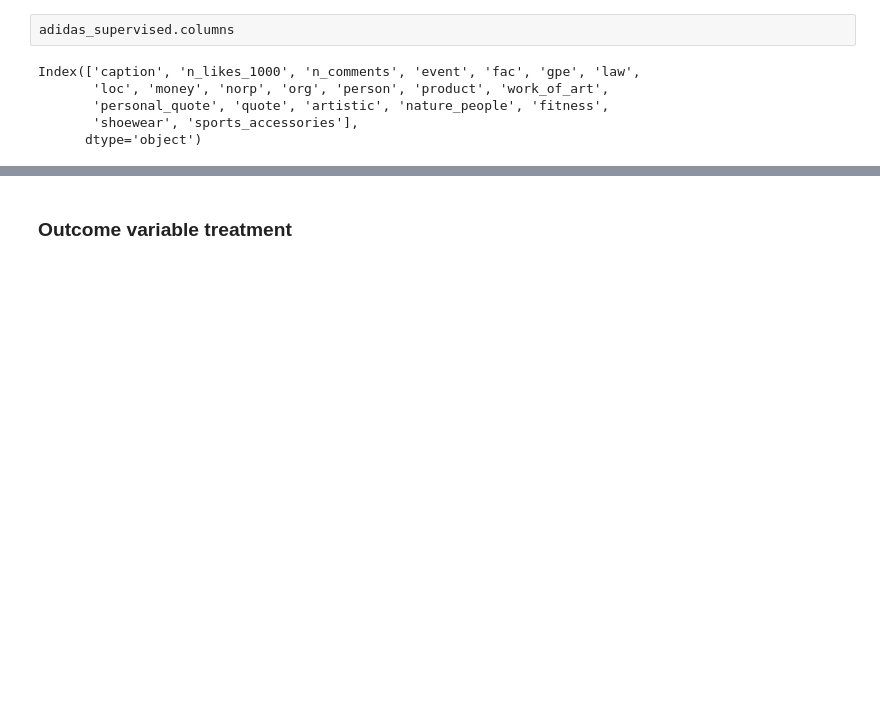
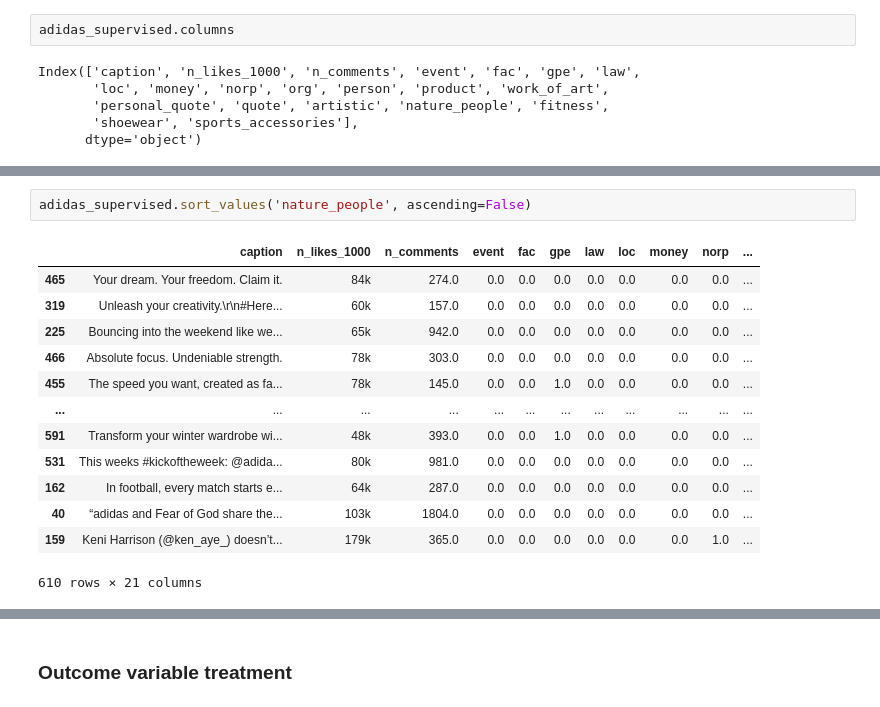
Before and after one commit to vicgpt/Unstructured-Data-Analytics, a Jupyter notebook: Project/supervised_learning.ipynb, the cells around one changed output, grey strips where cells are left out. Cells and saved outputs as stored; diff of their text form; blank space fills up the shorter version.

```diff
--- a/Project/supervised_learning.ipynb
+++ b/Project/supervised_learning.ipynb
@@ -570,0 +626,16 @@ Index(['caption', 'n_likes_1000', 'n_comments', 'event', 'fac', 'gpe', 'law',
+# %%
+adidas_supervised.sort_values('nature_people', ascending=False)
+# %% [output]
+|  | caption | n_likes_1000 | n_comments | event | fac | gpe | law | loc | money | norp | ... |
+| 465 | Your dream. Your freedom. Claim it. | 84k | 274.0 | 0.0 | 0.0 | 0.0 | 0.0 | 0.0 | 0.0 | 0.0 | ... |
+| 319 | Unleash your creativity.\r\n#Here... | 60k | 157.0 | 0.0 | 0.0 | 0.0 | 0.0 | 0.0 | 0.0 | 0.0 | ... |
+| 225 | Bouncing into the weekend like we... | 65k | 942.0 | 0.0 | 0.0 | 0.0 | 0.0 | 0.0 | 0.0 | 0.0 | ... |
+| 466 | Absolute focus. Undeniable strength. | 78k | 303.0 | 0.0 | 0.0 | 0.0 | 0.0 | 0.0 | 0.0 | 0.0 | ... |
+| 455 | The speed you want, created as fa... | 78k | 145.0 | 0.0 | 0.0 | 1.0 | 0.0 | 0.0 | 0.0 | 0.0 | ... |
+| ... | ... | ... | ... | ... | ... | ... | ... | ... | ... | ... | ... |
+| 591 | Transform your winter wardrobe wi... | 48k | 393.0 | 0.0 | 0.0 | 1.0 | 0.0 | 0.0 | 0.0 | 0.0 | ... |
+| 531 | This weeks #kickoftheweek: @adida... | 80k | 981.0 | 0.0 | 0.0 | 0.0 | 0.0 | 0.0 | 0.0 | 0.0 | ... |
+| 162 | In football, every match starts e... | 64k | 287.0 | 0.0 | 0.0 | 0.0 | 0.0 | 0.0 | 0.0 | 0.0 | ... |
+| 40 | “adidas and Fear of God share the... | 103k | 1804.0 | 0.0 | 0.0 | 0.0 | 0.0 | 0.0 | 0.0 | 0.0 | ... |
+| 159 | Keni Harrison (@ken_aye_) doesn’t... | 179k | 365.0 | 0.0 | 0.0 | 0.0 | 0.0 | 0.0 | 0.0 | 1.0 | ... |
+610 rows × 21 columns
```
Also changed, not shown: parts of 29 cells of this notebook, 23 other files.
